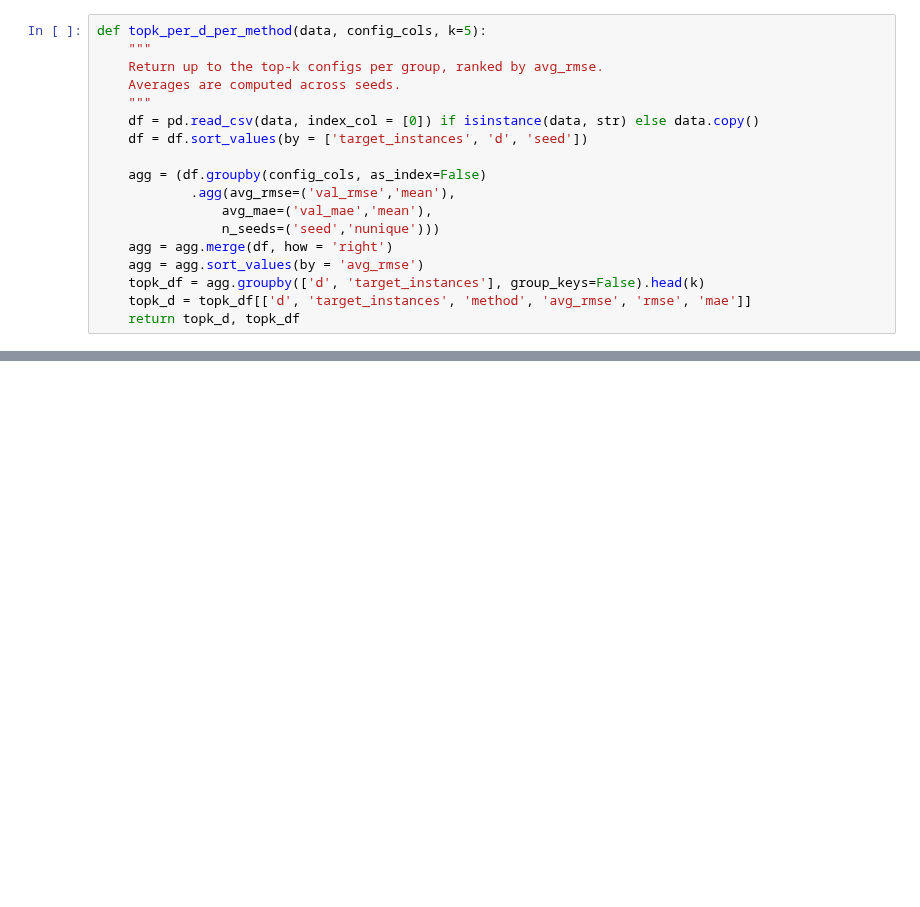
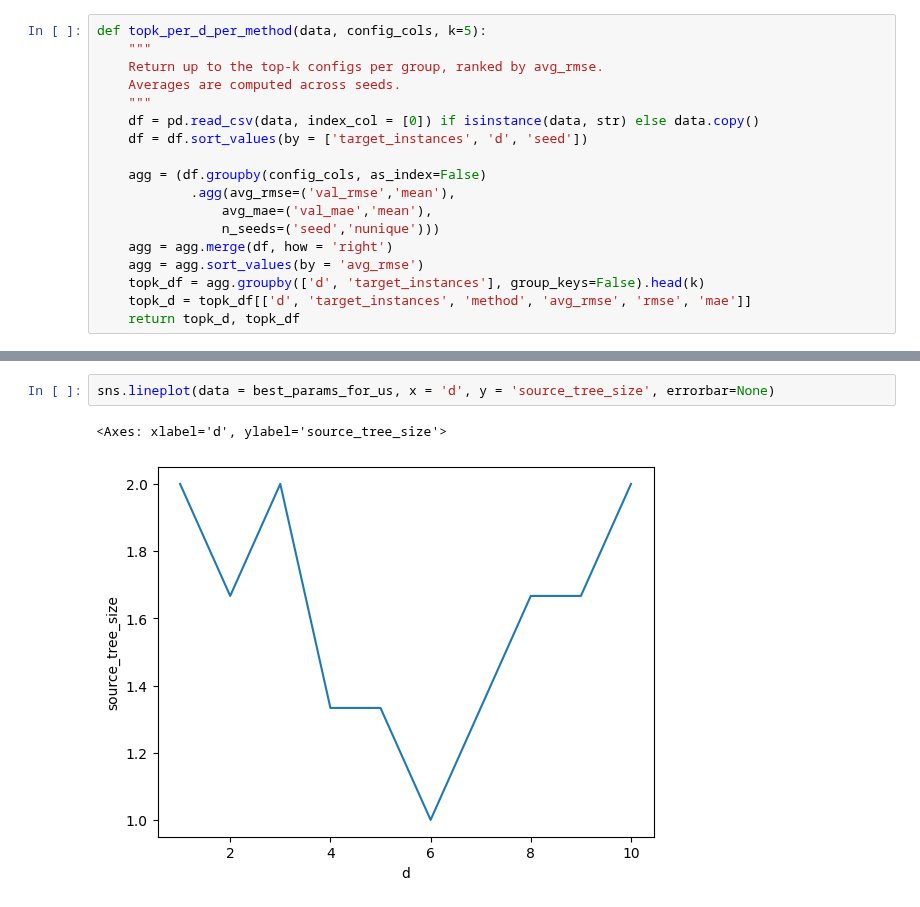
Before and after one commit to DageBjorne/transfertreeboost, a Jupyter notebook: experiments/viz.ipynb, the cells around one changed output, grey strips where cells are left out. Cells and saved outputs as stored; diff of their text form; blank space fills up the shorter version.

```diff
--- a/experiments/viz.ipynb
+++ b/experiments/viz.ipynb
@@ -70,0 +95,5 @@ sns.pointplot(data = df[df['target_instances'] == 200], x = 'd', y = 'rmse', hue
+# %%
+sns.lineplot(data = best_params_for_us, x = 'd', y = 'source_tree_size', errorbar=None)
+# %% [output]
+<Axes: xlabel='d', ylabel='source_tree_size'>
+[figure, added]
```
Also changed, not shown: parts of 3 cells of this notebook, 1 other file.
